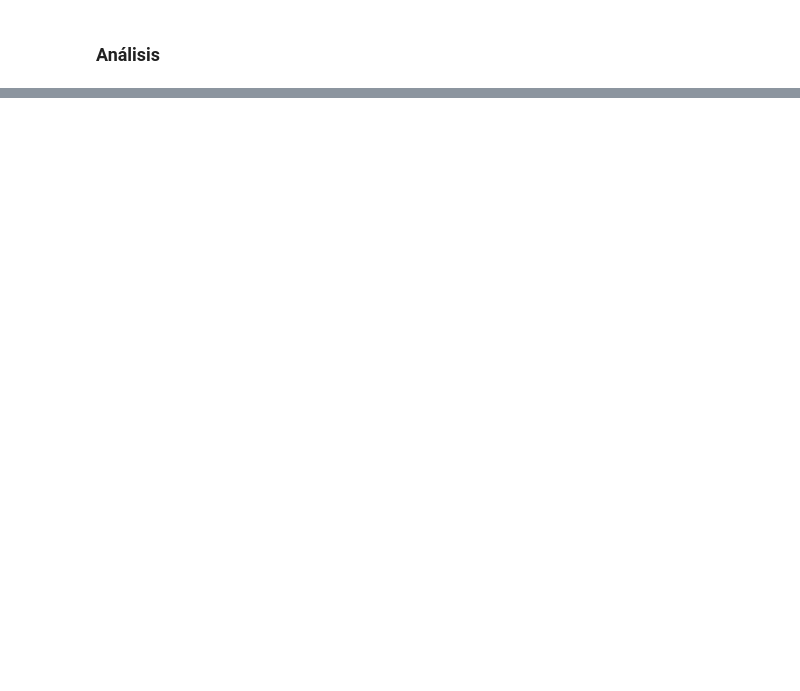
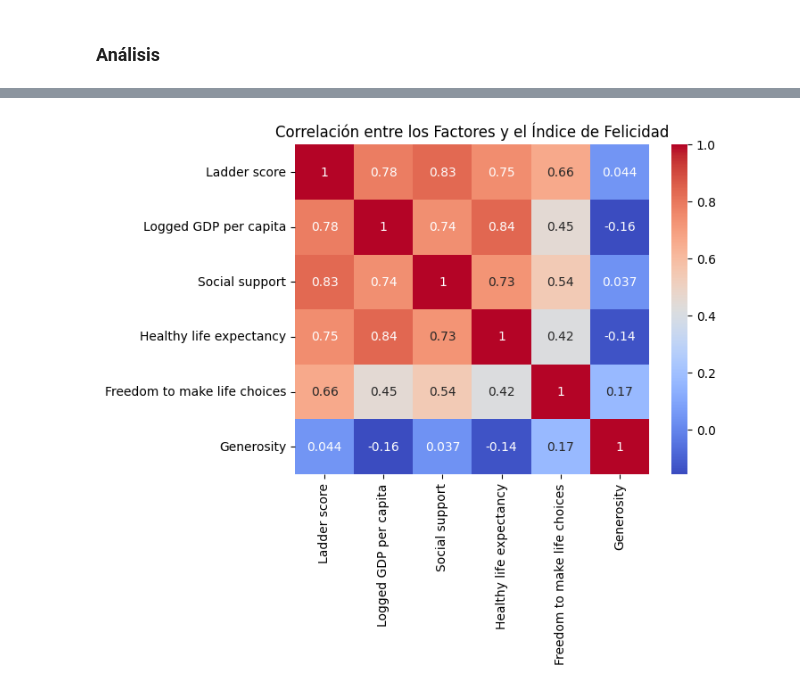
Before and after one commit to bvivas/SDEU-analisis-datos-abiertos, a Jupyter notebook: analisis_datos_abiertos.ipynb, the cells around one changed output, grey strips where cells are left out. Cells and saved outputs as stored; diff of their text form; code cells hidden in the pictures; blank space fills up the shorter version.

```diff
--- a/analisis_datos_abiertos.ipynb
+++ b/analisis_datos_abiertos.ipynb
@@ -52,0 +27,9 @@ plt.show()
+# %%
+# Lectura del fichero en un dataframe
+df = pd.read_csv('data/WHR2023.csv')
+
+# Nos quedamos con los campos que nos interesan
+df = df.drop(['upperwhisker', 'lowerwhisker', 'Ladder score in Dystopia', 'Dystopia + residual', 'Standard error of ladder score'], axis=1)
+df = df.drop(df.filter(like='Explained').columns, axis=1)
+
+df
@@ -52,0 +131,14 @@ plt.show()
+# %%
+vars = ['Ladder score', 'Logged GDP per capita', 'Social support', 'Healthy life expectancy', 'Freedom to make life choices', 'Generosity']
+
+# Matriz de correlacion
+corr_matrix = df[vars].corr()
+
+# Mapa de calor
+sns.heatmap(corr_matrix, annot=True, cmap='coolwarm')
+
+# Grafica
+plt.title('Correlación entre los Factores y el Índice de Felicidad')
+plt.show()
+# %% [output]
+[figure, added]
```
Also changed, not shown: parts of 10 cells of this notebook.
